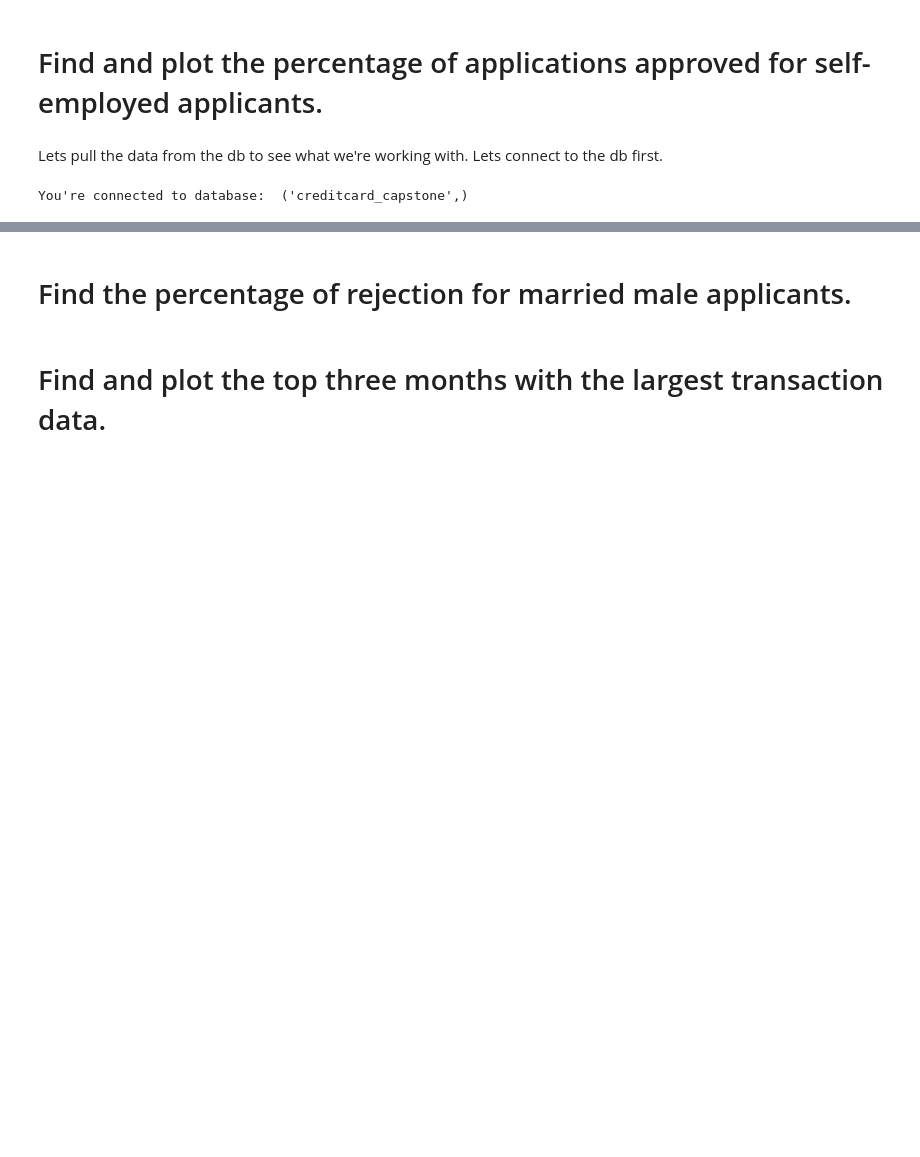
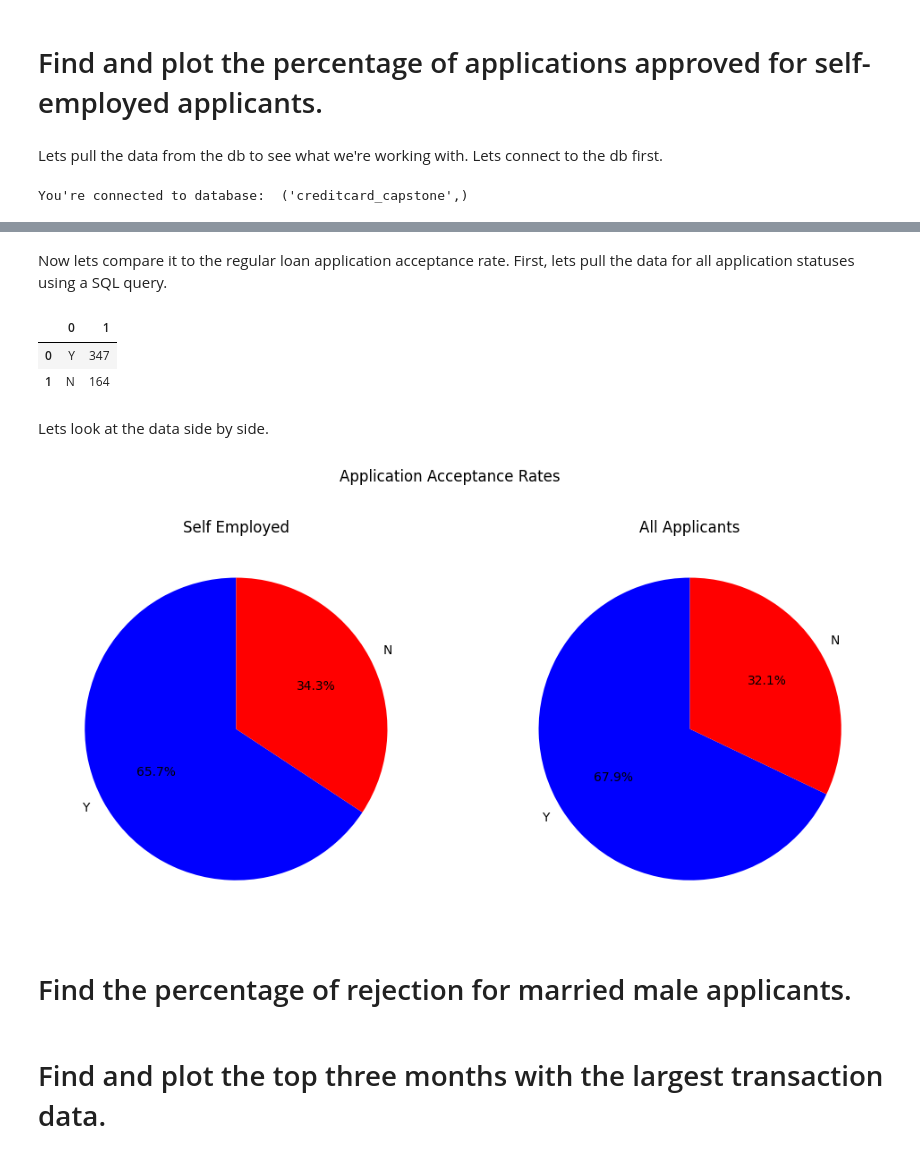
Before and after one commit to philpartyka/Data-Engineering-Capstone-Project, a Jupyter notebook: 5_Loan_App_Visualizations.ipynb, the cells around one changed output, grey strips where cells are left out. Cells and saved outputs as stored; diff of their text form; code cells hidden in the pictures; blank space fills up the shorter version.

```diff
--- a/5_Loan_App_Visualizations.ipynb
+++ b/5_Loan_App_Visualizations.ipynb
@@ -49,3 +51,36 @@ yes_self_result = cursor.fetchall()          #fetches all the results
+# %% [markdown]
+Now lets compare it to the regular loan application acceptance rate.  First, lets pull the data for all application statuses using a SQL query.
+# %%
+norm_status_sql = ("SELECT Application_Status, COUNT(*) AS Count "
+                    "FROM cdw_sapp_loan_application "
+                    "GROUP BY Application_Status")
+cursor.execute(norm_status_sql)                #cursor was assigned in the connect_sql() function
+norm_results = cursor.fetchall()          #fetches all the results
+norm_app_status_df = pd.DataFrame(norm_results)
+norm_app_status_df
+# %% [output]
+|  | 0 | 1 |
+| 0 | Y | 347 |
+| 1 | N | 164 |
+# %% [markdown]
+Lets look at the data side by side.
+# %%
+fig, axes = plt.subplots(1, 2, figsize=(12, 6))
+fig.suptitle("Application Acceptance Rates")
+
+# first pie chart
+axes[0].pie(self_yes_df.iloc[:, 1], labels=self_yes_df.iloc[:, 0],\
+    autopct='%1.1f%%', startangle=90, colors=['blue', 'red'])
+axes[0].set_title('Self Employed')
+
+# second pie chart
+axes[1].pie(norm_app_status_df.iloc[:, 1], labels=norm_app_status_df.iloc[:, 0],\
+    autopct='%1.1f%%', startangle=90, colors=['blue', 'red'])
+axes[1].set_title('All Applicants')
+
+plt.show()
+# %% [output]
+[figure, added]
 # %% [markdown]
 # Find the percentage of rejection for married male applicants.
 # %% [markdown]
```
Also changed, not shown: parts of 5 cells of this notebook, 1 other file.
